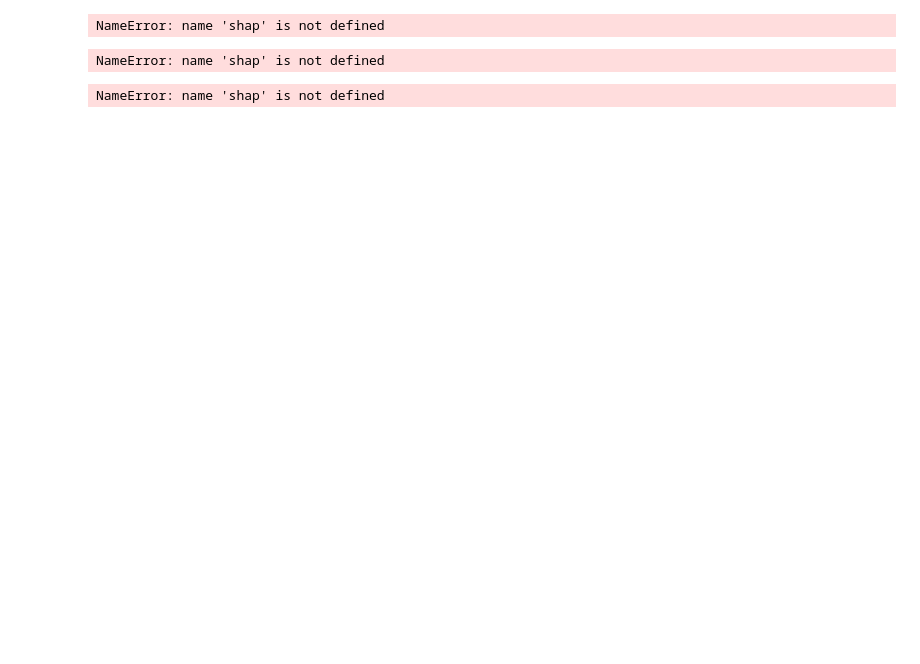
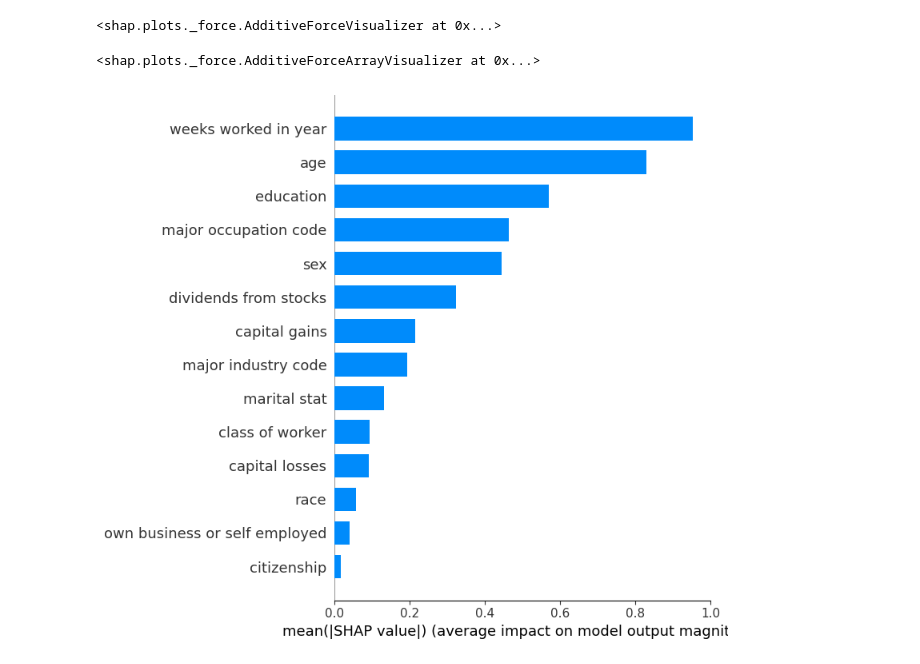
Before and after one commit to rhurley46/USBC-Classifier, a Jupyter notebook: notebooks/003_ModelInterprebility.ipynb, the cells around one changed output. Drawn from its saved outputs; the diff is of its cells as text; code cells hidden in the pictures; blank space fills up the shorter version.

```diff
--- a/notebooks/003_ModelInterprebility.ipynb
+++ b/notebooks/003_ModelInterprebility.ipynb
@@ -0,0 +19,9 @@
+# %%
+data = pd.read_csv("../data/featurised/featurised_train.csv")
+X = data.iloc[:, :-1]
+y = data.iloc[:, -1]
+
+# create a train/test split
+X_train, X_test, y_train, y_test = train_test_split(X, y, test_size=0.2, random_state=7)
+d_train = xgboost.DMatrix(X_train, label=y_train)
+d_test = xgboost.DMatrix(X_test, label=y_test)
@@ -0,0 +44,9 @@
+# %%
+params = {
+    "eta": 0.01,
+    "objective": "binary:logistic",
+    "subsample": 0.5,
+    "base_score": np.mean(y_train),
+    "eval_metric": "logloss"
+}
+model = xgboost.train(params, d_train, 5000, evals = [(d_test, "test")], verbose_eval=100, early_stopping_rounds=20)
@@ -2,17 +72,17 @@
 # this takes a minute or two since we are explaining over 30 thousand samples in a model with over a thousand trees
 explainer = shap.TreeExplainer(model)
 shap_values = explainer.shap_values(X)
-# %% [output]
-NameError: name 'shap' is not defined
 # %%
-shap.force_plot(explainer.expected_value, shap_values[0,:], processed.iloc[0,:-1])
+shap.force_plot(explainer.expected_value, shap_values[0,:-1], X.iloc[0,:-1])
 # %% [output]
-NameError: name 'shap' is not defined
+<shap.plots._force.AdditiveForceVisualizer at 0x...>
 # %%
-shap.force_plot(explainer.expected_value, shap_values[:1000,:], processed.iloc[:1000,:-1])
+shap.force_plot(explainer.expected_value, shap_values[:1000,:-1], X.iloc[:1000,:-1])
 # %% [output]
-NameError: name 'shap' is not defined
+<shap.plots._force.AdditiveForceArrayVisualizer at 0x...>
 # %%
-shap.summary_plot(shap_values, processed.iloc[:, :-1], plot_type="bar")
+shap.summary_plot(shap_values[:,:-1], X.iloc[:, :-1], plot_type="bar")
+# %% [output]
+[figure, added]
 # %%
 shap.summary_plot(shap_values, X)
```
Also changed, not shown: parts of 5 cells of this notebook, 9 other files.
